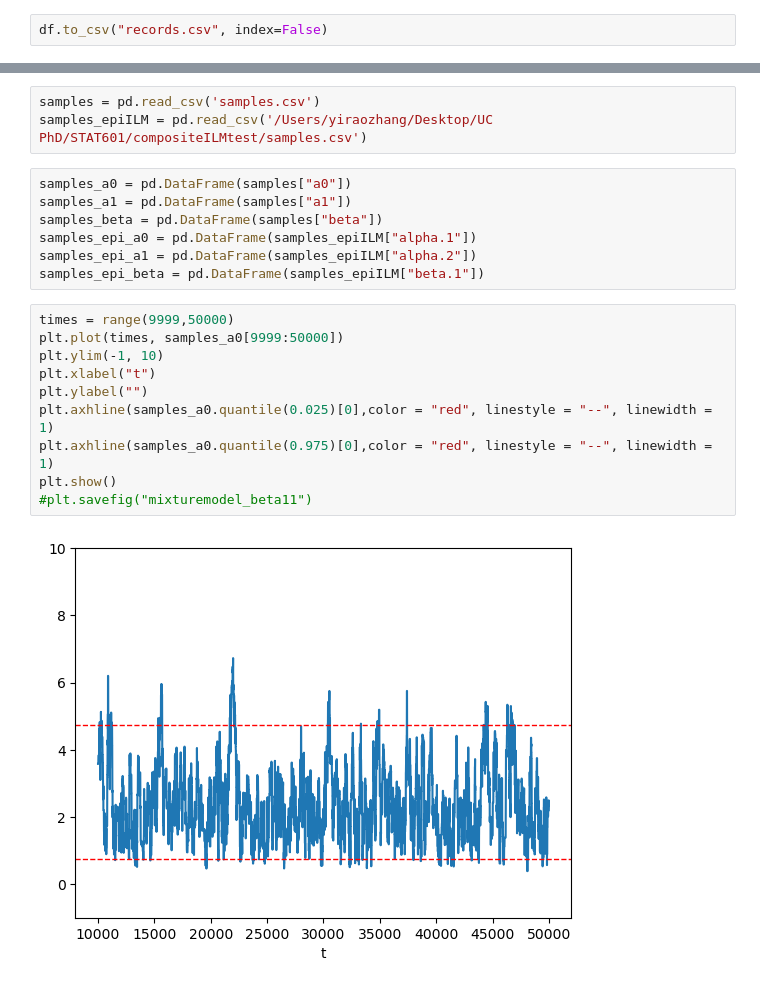
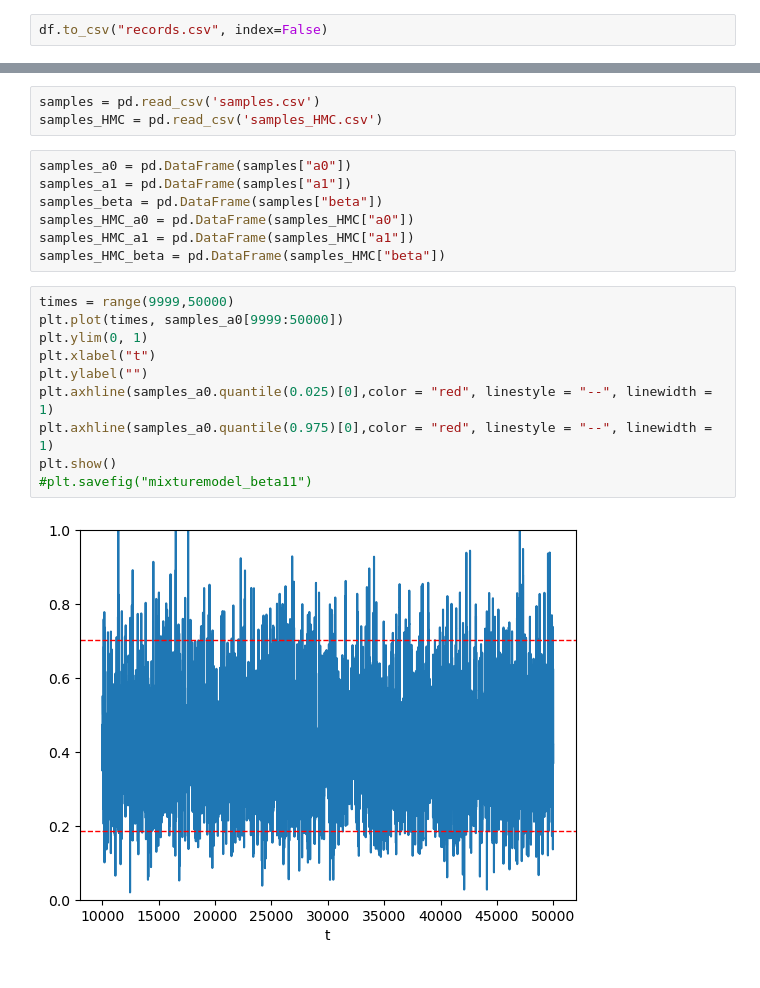
Before and after one commit to meowliono/compositeILM, a Jupyter notebook: compositeILM/plot.ipynb, the cells around one changed output, grey strips where cells are left out. Cells and saved outputs as stored; diff of their text form.

```diff
--- a/compositeILM/plot.ipynb
+++ b/compositeILM/plot.ipynb
@@ -197,24 +203,24 @@ plot_t_days(30)
 # %%
 samples = pd.read_csv('samples.csv')
-samples_epiILM = pd.read_csv('/Users/yiraozhang/Desktop/UC PhD/STAT601/compositeILMtest/samples.csv')
+samples_HMC = pd.read_csv('samples_HMC.csv')
 # %%
 samples_a0 = pd.DataFrame(samples["a0"])
 samples_a1 = pd.DataFrame(samples["a1"])
 samples_beta = pd.DataFrame(samples["beta"])
-samples_epi_a0 = pd.DataFrame(samples_epiILM["alpha.1"])
-samples_epi_a1 = pd.DataFrame(samples_epiILM["alpha.2"])
-samples_epi_beta = pd.DataFrame(samples_epiILM["beta.1"])
+samples_HMC_a0 = pd.DataFrame(samples_HMC["a0"])
+samples_HMC_a1 = pd.DataFrame(samples_HMC["a1"])
+samples_HMC_beta = pd.DataFrame(samples_HMC["beta"])
 # %%
 times = range(9999,50000)
 plt.plot(times, samples_a0[9999:50000])
-plt.ylim(-1, 10)
+plt.ylim(0, 1)
 plt.xlabel("t")
 plt.ylabel("")
 plt.axhline(samples_a0.quantile(0.025)[0],color = "red", linestyle = "--", linewidth = 1)
 plt.axhline(samples_a0.quantile(0.975)[0],color = "red", linestyle = "--", linewidth = 1)
 plt.show()
 #plt.savefig("mixturemodel_beta11")
 # %% [output]
-[figure, old version]
+[figure, new version]
 # %%
 times = range(9999,50000)
```
Also changed, not shown: parts of 54 cells of this notebook, 32 other files.
